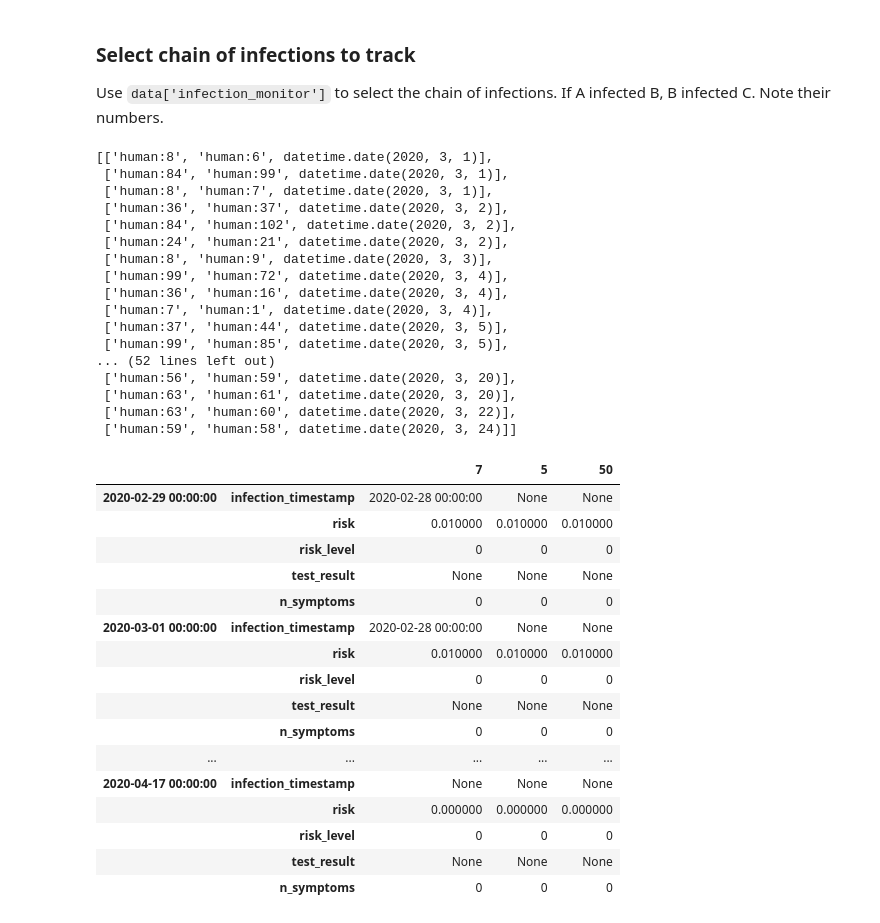
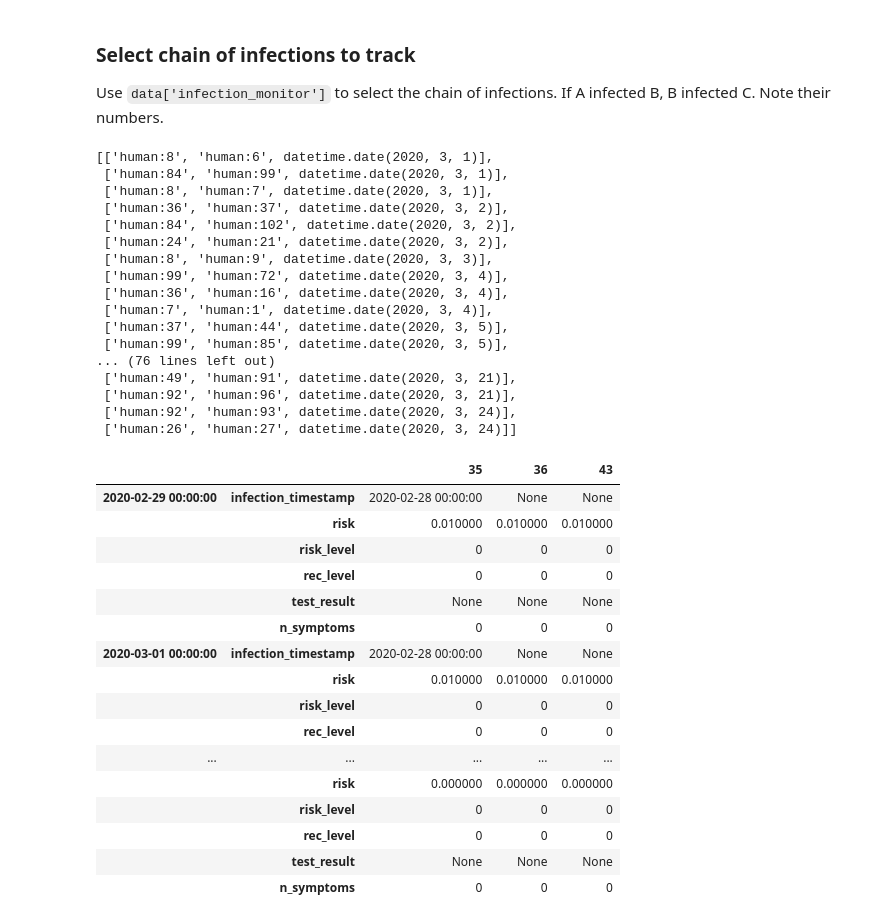
Before and after one commit to mila-iqia/COVI-AgentSim, a Jupyter notebook: notebooks/spy_humans.ipynb, the cells around one changed output. Drawn from its saved outputs; the diff is of its cells as text; code cells hidden in the pictures.

```diff
--- a/notebooks/spy_humans.ipynb
+++ b/notebooks/spy_humans.ipynb
@@ -7,5 +10,5 @@ import datetime
 # %%
-filename = "src/logs2/tracker_data_n_100_seed_0_20200504-225934.pkl"
+filename = "../src/logs2/tracker_data_n_100_seed_0_20200504-225934.pkl"
 # %%
 data = dill.load(open(filename,"rb"))
 # %%
@@ -40,11 +43,11 @@ data['infection_monitor']
  ['human:7', 'human:1', datetime.date(2020, 3, 4)],
  ['human:37', 'human:44', datetime.date(2020, 3, 5)],
  ['human:99', 'human:85', datetime.date(2020, 3, 5)],
-... (52 lines left out)
- ['human:56', 'human:59', datetime.date(2020, 3, 20)],
- ['human:63', 'human:61', datetime.date(2020, 3, 20)],
- ['human:63', 'human:60', datetime.date(2020, 3, 22)],
- ['human:59', 'human:58', datetime.date(2020, 3, 24)]]
+... (76 lines left out)
+ ['human:49', 'human:91', datetime.date(2020, 3, 21)],
+ ['human:92', 'human:96', datetime.date(2020, 3, 21)],
+ ['human:92', 'human:93', datetime.date(2020, 3, 24)],
+ ['human:26', 'human:27', datetime.date(2020, 3, 24)]]
 # %%
 def _color_cell(val):
     color = "white"
@@ -53,32 +56,37 @@ def _color_cell(val):
 #     if val == 0.0:
 #         color = "green"
     return f"background-color: {color}"
+
+def spy(id1, id2, id3):
+    pd.set_option('display.max_rows', None)
+    df = humans.loc[(slice(None), ("infection_timestamp","risk", "test_result", "n_symptoms", "risk_level", "rec_level")), [id1-1,id2-1,id3-1]]
+    df = df.style.applymap(_color_cell)
+    return df
 # %%
 # track 8,6,51 (check from data['infection_monitor'])
-pd.set_option('display.max_rows', None)
-df = humans.loc[(slice(None), ("infection_timestamp","risk", "test_result", "n_symptoms", "risk_level")), [7,5,50]]
-df.style.applymap(_color_cell)
+# spy(8,6,51)
+spy(36, 37, 44)
 
 # TODOs
 # color test_results with 'red' and 'yellow' of lower transparency
 # color risk_levels with one of 16 colors from a color map
 # color recommendation_level with one of 4 colors - "red", "orange", "yellow", "green"
 # have an option to select what to view i.e. test_results, symptoms, risk, risk_level, etc.
 # %% [output]
-|  |  | 7 | 5 | 50 |
+|  |  | 35 | 36 | 43 |
 | 2020-02-29 00:00:00 | infection_timestamp | 2020-02-28 00:00:00 | None | None |
 |  | risk | 0.010000 | 0.010000 | 0.010000 |
 |  | risk_level | 0 | 0 | 0 |
+|  | rec_level | 0 | 0 | 0 |
 |  | test_result | None | None | None |
 |  | n_symptoms | 0 | 0 | 0 |
 | 2020-03-01 00:00:00 | infection_timestamp | 2020-02-28 00:00:00 | None | None |
 |  | risk | 0.010000 | 0.010000 | 0.010000 |
 |  | risk_level | 0 | 0 | 0 |
+|  | rec_level | 0 | 0 | 0 |
+| ... | ... | ... | ... | ... |
+|  | risk | 0.000000 | 0.000000 | 0.000000 |
+|  | risk_level | 0 | 0 | 0 |
+|  | rec_level | 0 | 0 | 0 |
 |  | test_result | None | None | None |
 |  | n_symptoms | 0 | 0 | 0 |
-| ... | ... | ... | ... | ... |
-| 2020-04-17 00:00:00 | infection_timestamp | None | None | None |
-|  | risk | 0.000000 | 0.000000 | 0.000000 |
-|  | risk_level | 0 | 0 | 0 |
-|  | test_result | None | None | None |
-|  | n_symptoms | 0 | 0 | 0 |
```
Also changed, not shown: parts of 2 cells of this notebook, 2 other files.
